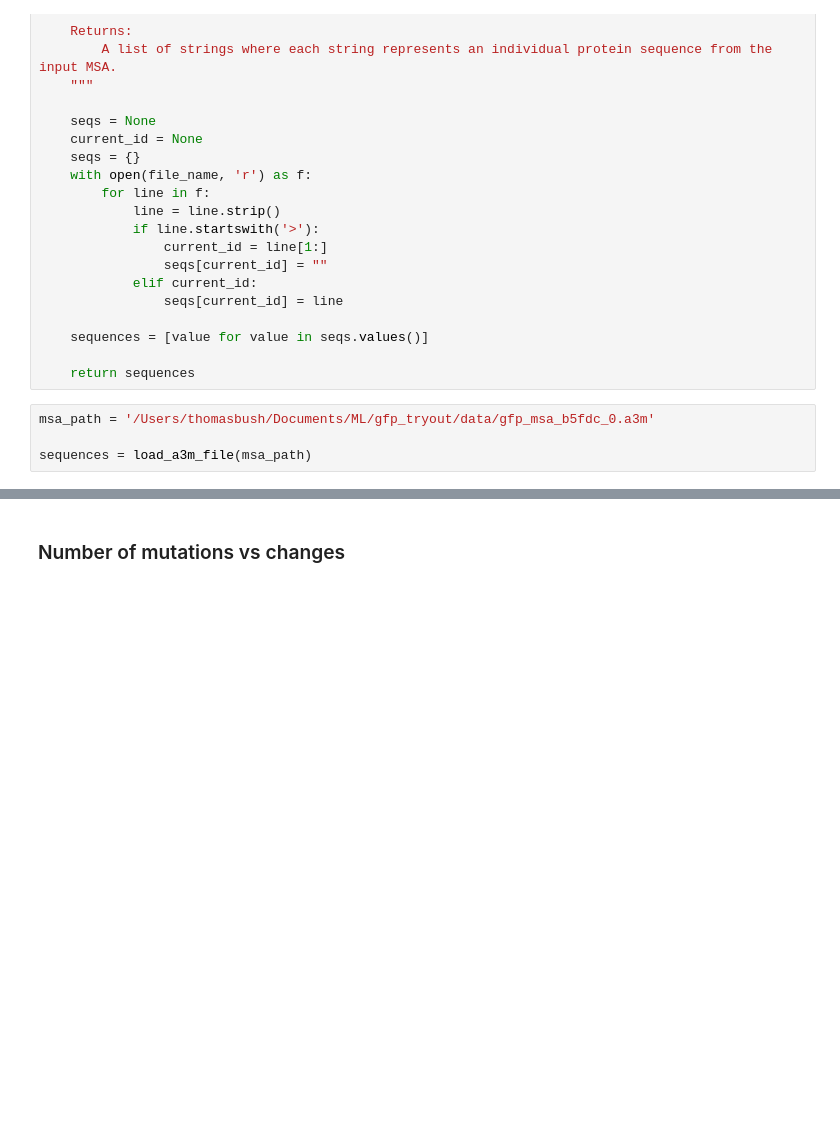
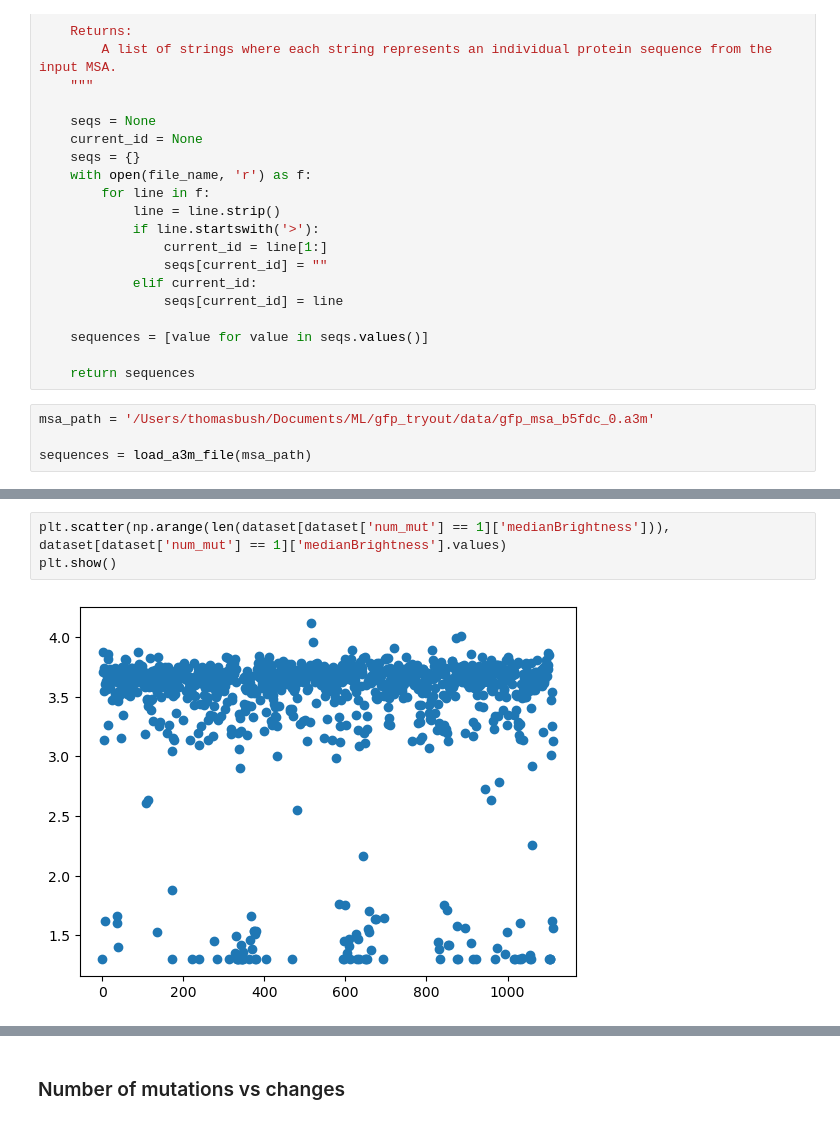
Before and after one commit to Thomasbush9/gfp-structure-prediction, a Jupyter notebook: notebooks/eda.ipynb, the cells around one changed output, grey strips where cells are left out. Cells and saved outputs as stored; diff of their text form; blank space fills up the shorter version.

```diff
--- a/notebooks/eda.ipynb
+++ b/notebooks/eda.ipynb
@@ -91,0 +173,5 @@ sequences = load_a3m_file(msa_path)
+# %%
+plt.scatter(np.arange(len(dataset[dataset['num_mut'] == 1]['medianBrightness'])), dataset[dataset['num_mut'] == 1]['medianBrightness'].values)
+plt.show()
+# %% [output]
+[figure, added]
```
Also changed, not shown: parts of 35 cells of this notebook, 5 other files.
